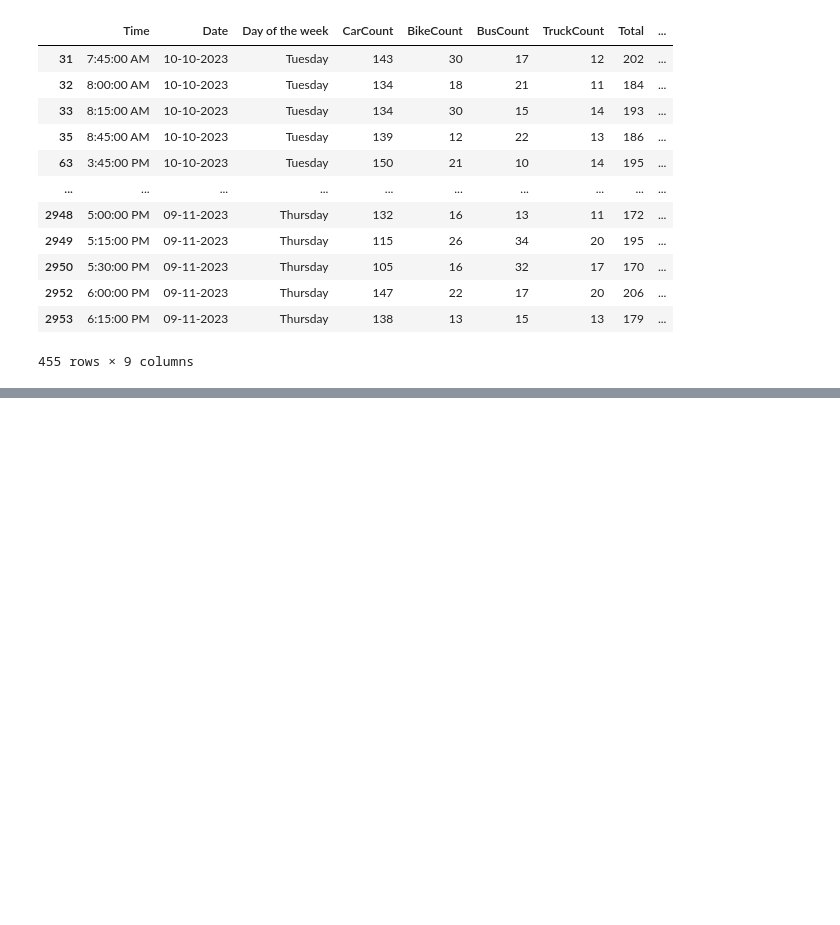
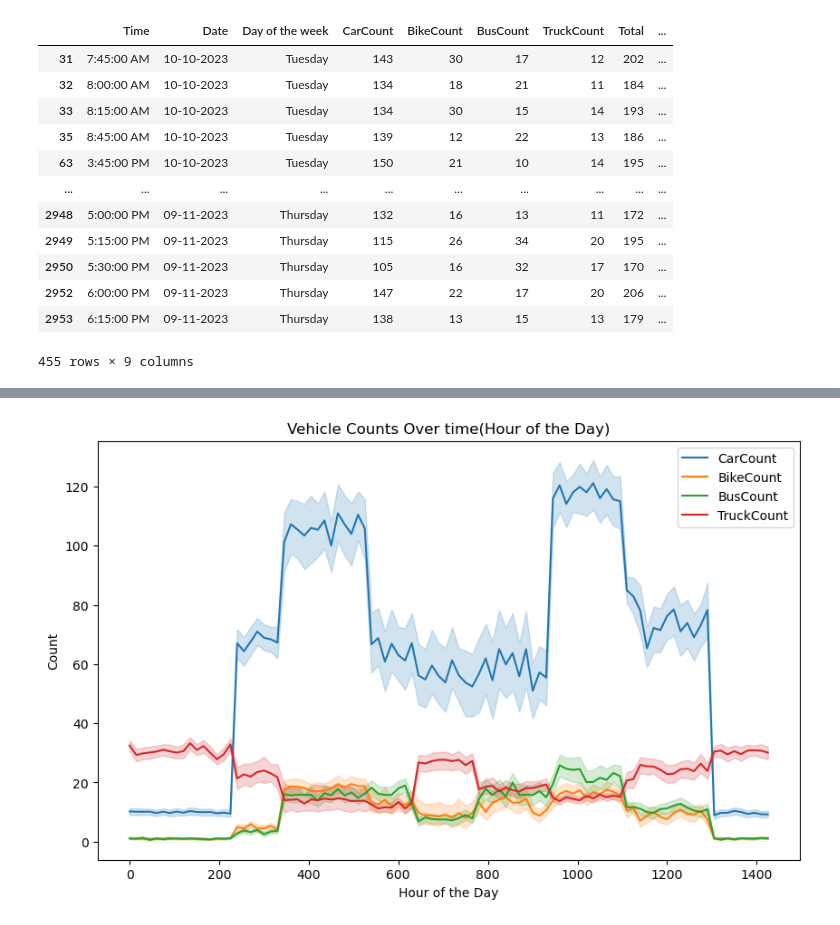
Before and after one commit to rkpm22/predict-traffic-flow, a Jupyter notebook: Predict-traffic-flow.ipynb, the cells around one changed output, grey strips where cells are left out. Cells and saved outputs as stored; diff of their text form; code cells hidden in the pictures; blank space fills up the shorter version.

```diff
--- a/Predict-traffic-flow.ipynb
+++ b/Predict-traffic-flow.ipynb
@@ -93,0 +105,8 @@ df['TimeInMins'] = dt.apply(lambda t: t.hour * 60 + t.minute)
+# %%
+# make 2023-10-09 as reference date, and calculate
+reference_date = pd.Timestamp('2023-10-09')
+df['DateFromReference'] = (df['Date'] - reference_date).dt.days
+print("First 10:")
+print(df['DateFromReference'].head(10))
+print("Last 10:")
+df['DateFromReference'].tail(10)
@@ -93,0 +142,10 @@ df['TimeInMins'] = dt.apply(lambda t: t.hour * 60 + t.minute)
+# %%
+df2 = df.copy()
+# %%
+traffic_map = {
+    'low':0,
+    'normal':1,
+    'high':2,
+    'heavy':3
+}
+df2['Traffic Situation'] = df2['Traffic Situation'].map(traffic_map)
@@ -93,0 +161,3 @@ df['TimeInMins'] = dt.apply(lambda t: t.hour * 60 + t.minute)
+# %%
+df3 = df2.copy()
+df3 =df3.drop(columns = ['Time', 'Date'])
@@ -93,0 +192,16 @@ df['TimeInMins'] = dt.apply(lambda t: t.hour * 60 + t.minute)
+# %%
+import seaborn as sns
+import matplotlib.pyplot as plt
+
+plt.figure(figsize = (10,6))
+sns.lineplot(data=df3, x=df3['TimeInMins'],y = df3['CarCount'], label ='CarCount')
+sns.lineplot(data=df3, x=df3['TimeInMins'],y = df3['BikeCount'], label ='BikeCount')
+sns.lineplot(data=df3, x=df3['TimeInMins'],y = df3['BusCount'], label ='BusCount')
+sns.lineplot(data=df3, x=df3['TimeInMins'],y = df3['TruckCount'], label ='TruckCount')
+plt.xlabel('Hour of the Day')
+plt.ylabel('Count')
+plt.title('Vehicle Counts Over time(Hour of the Day)')
+plt.legend()
+plt.show()
+# %% [output]
+[figure, added]
```
Also changed, not shown: parts of 14 cells of this notebook.
